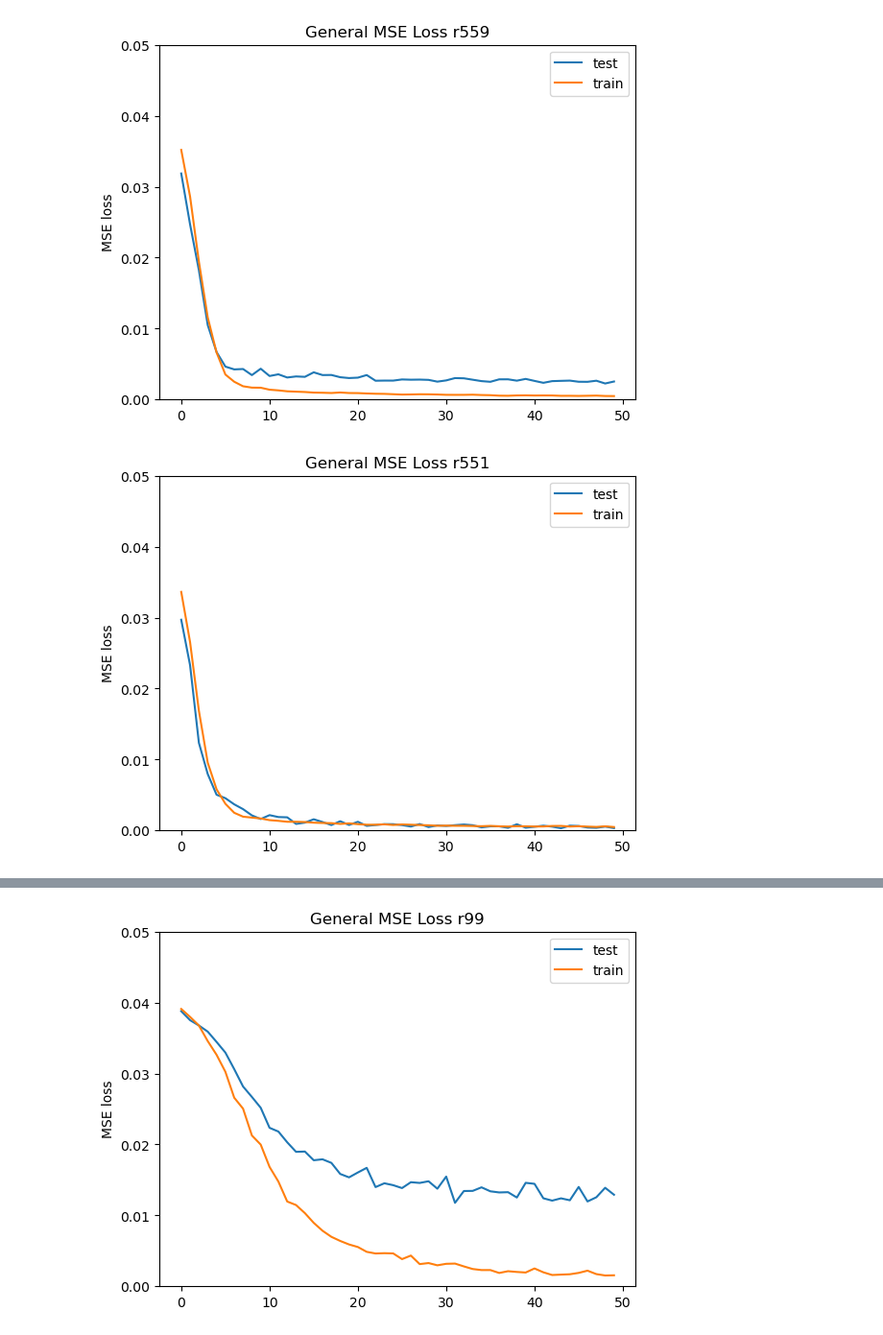
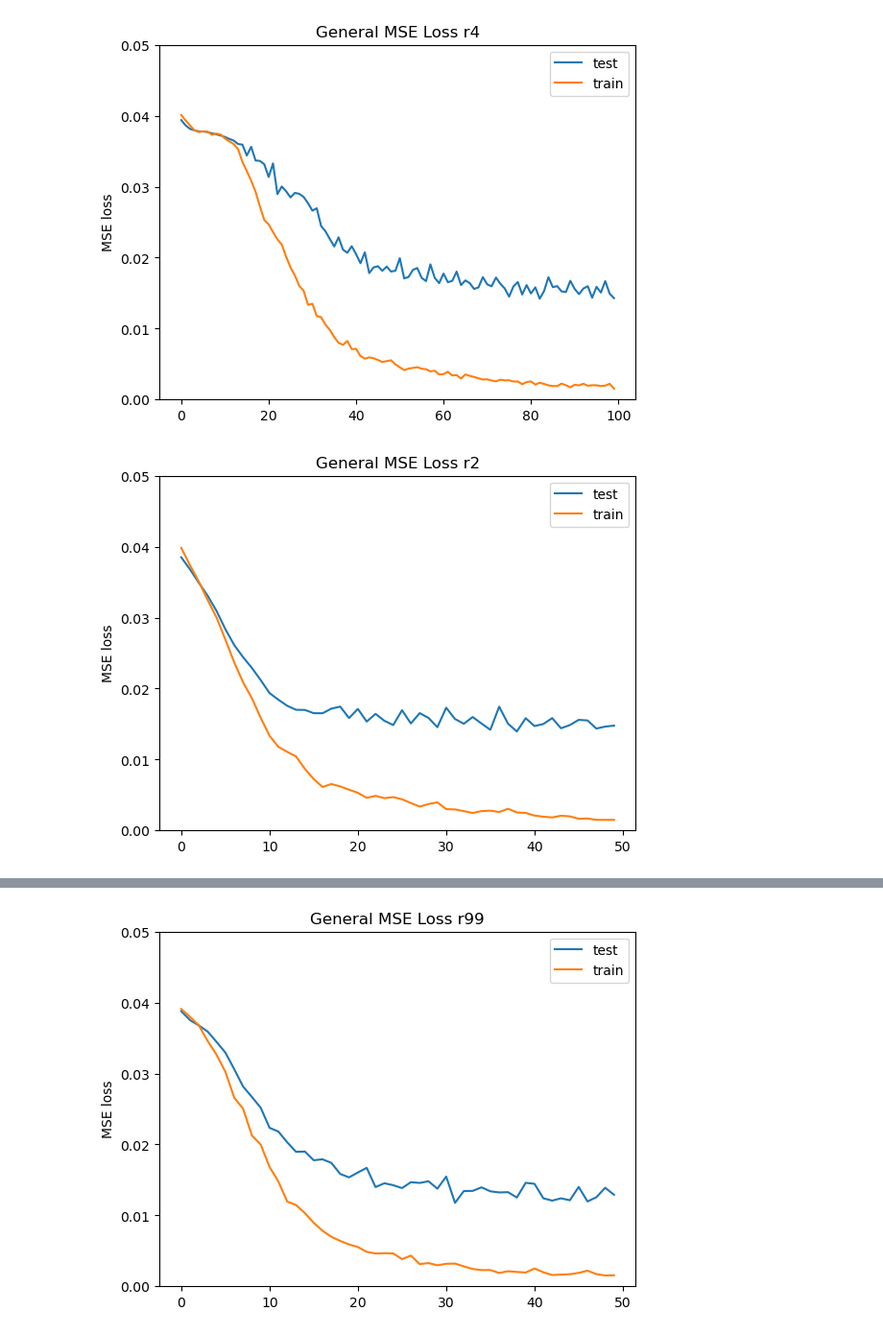
Before and after one commit to hiyuantang/FAU_Dataset, a Jupyter notebook: code/vis_maemse.ipynb, the cells around one changed output, grey strips where cells are left out. Shown at 96% size. Saved outputs shown, nothing was run; the diff lists cells and outputs as text; code cells hidden in the pictures.

```diff
--- a/code/vis_maemse.ipynb
+++ b/code/vis_maemse.ipynb
@@ -33,0 +106,4 @@ plot_loss(lines, 'General MSE Loss r55')
+# %%
+with open('D:/GitHub/FAU_Dataset/code/results_r9910/results.txt') as f:
+    lines = f.readlines()
+plot_loss(lines, 'General MSE Loss r9910')
@@ -33,0 +112,4 @@ plot_loss(lines, 'General MSE Loss r55')
+# %%
+with open('D:/GitHub/FAU_Dataset/code/results_r9911/results.txt') as f:
+    lines = f.readlines()
+plot_loss(lines, 'General MSE Loss r9911')
@@ -33,0 +118,4 @@ plot_loss(lines, 'General MSE Loss r55')
+# %%
+with open('D:/GitHub/FAU_Dataset/code/results_r770/results.txt') as f:
+    lines = f.readlines()
+plot_loss(lines, 'General MSE Loss r770')
@@ -33,0 +124,4 @@ plot_loss(lines, 'General MSE Loss r55')
+# %%
+with open('D:/GitHub/FAU_Dataset/code/results_r771/results.txt') as f:
+    lines = f.readlines()
+plot_loss(lines, 'General MSE Loss r771')
@@ -34,12 +130,12 @@ plot_loss(lines, 'General MSE Loss r55')
 # %%
-with open('/Volumes/Yuan-T7/GitHub/FAU_Dataset/code/results_r559/results.txt') as f:
+with open('/Volumes/Yuan-T7/GitHub/FAU_Dataset/code/results_r4/results.txt') as f:
     lines = f.readlines()
-plot_loss(lines, 'General MSE Loss r559')
+plot_loss(lines, 'General MSE Loss r4')
 # %% [output]
-[figure, old version]
+[figure, new version]
 # %%
-with open('/Volumes/Yuan-T7/GitHub/FAU_Dataset/code/results_r551/results.txt') as f:
+with open('/Volumes/Yuan-T7/GitHub/FAU_Dataset/code/results_r2/results.txt') as f:
     lines = f.readlines()
-plot_loss(lines, 'General MSE Loss r551')
+plot_loss(lines, 'General MSE Loss r2')
 # %% [output]
-[figure, old version]
+[figure, new version]
```
Also changed, not shown: parts of 25 cells of this notebook.
